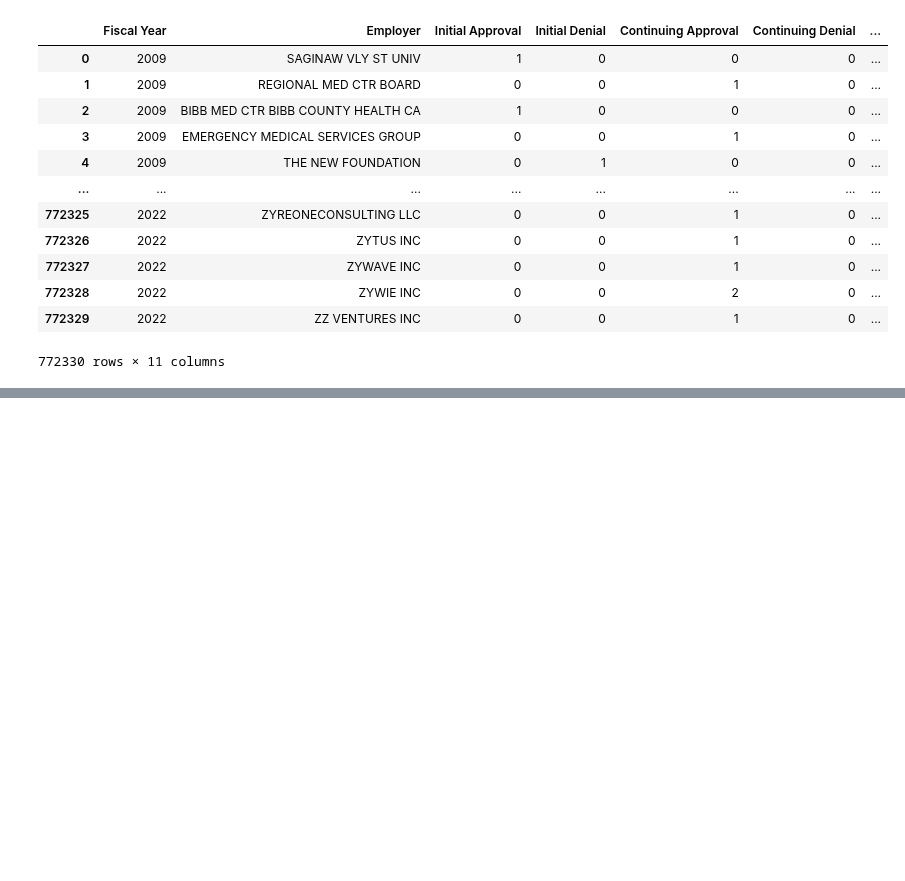
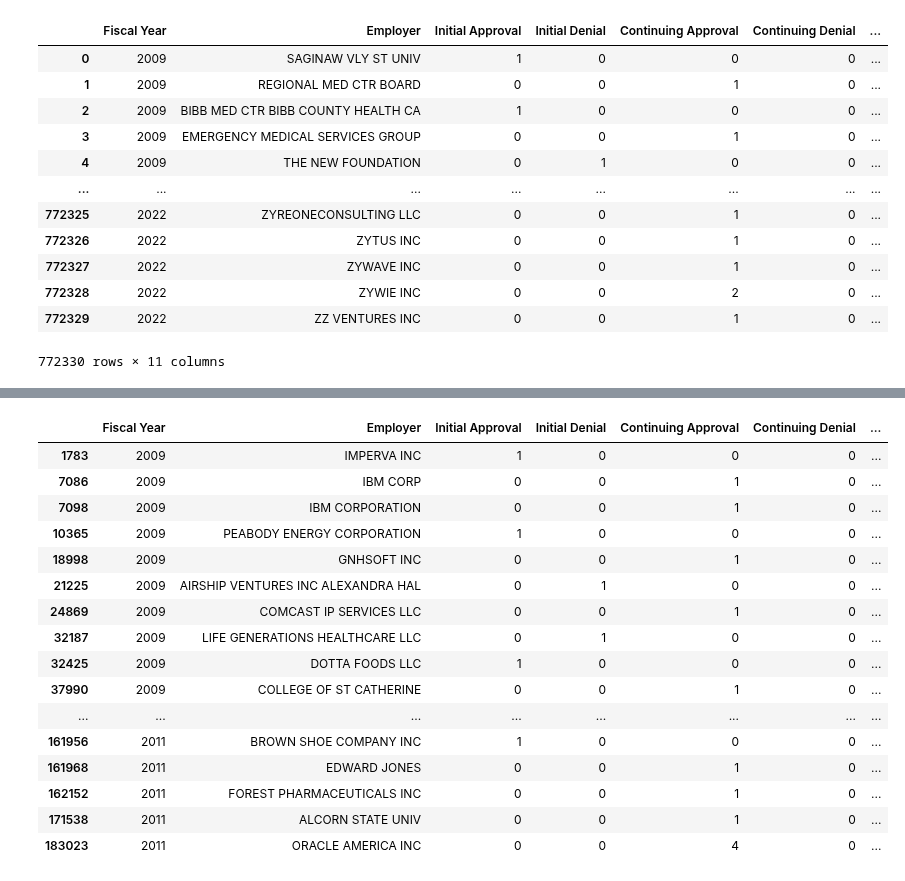
Before and after one commit to JohnBroberg/H1B_Hub, a Jupyter notebook: H1B Hub.ipynb, the cells around one changed output, grey strips where cells are left out. Cells and saved outputs as stored; diff of their text form; code cells hidden in the pictures; blank space fills up the shorter version.

```diff
--- a/H1B Hub.ipynb
+++ b/H1B Hub.ipynb
@@ -118,0 +154,22 @@ df
+# %%
+#electing not to clean State na's, because only 40 fixable State values, with max Approvals = 14
+
+df[(pd.isna(df['State'])) & pd.notna(df['ZIP'])]#.info()
+# %% [output]
+|  | Fiscal Year | Employer | Initial Approval | Initial Denial | Continuing Approval | Continuing Denial | ... |
+| 1783 | 2009 | IMPERVA INC | 1 | 0 | 0 | 0 | ... |
+| 7086 | 2009 | IBM CORP | 0 | 0 | 1 | 0 | ... |
+| 7098 | 2009 | IBM CORPORATION | 0 | 0 | 1 | 0 | ... |
+| 10365 | 2009 | PEABODY ENERGY CORPORATION | 1 | 0 | 0 | 0 | ... |
+| 18998 | 2009 | GNHSOFT INC | 0 | 0 | 1 | 0 | ... |
+| 21225 | 2009 | AIRSHIP VENTURES INC ALEXANDRA HAL | 0 | 1 | 0 | 0 | ... |
+| 24869 | 2009 | COMCAST IP SERVICES LLC | 0 | 0 | 1 | 0 | ... |
+| 32187 | 2009 | LIFE GENERATIONS HEALTHCARE LLC | 0 | 1 | 0 | 0 | ... |
+| 32425 | 2009 | DOTTA FOODS LLC | 1 | 0 | 0 | 0 | ... |
+| 37990 | 2009 | COLLEGE OF ST CATHERINE | 0 | 0 | 1 | 0 | ... |
+| ... | ... | ... | ... | ... | ... | ... | ... |
+| 161956 | 2011 | BROWN SHOE COMPANY INC | 1 | 0 | 0 | 0 | ... |
+| 161968 | 2011 | EDWARD JONES | 0 | 0 | 1 | 0 | ... |
+| 162152 | 2011 | FOREST PHARMACEUTICALS INC | 0 | 0 | 1 | 0 | ... |
+| 171538 | 2011 | ALCORN STATE UNIV | 0 | 0 | 1 | 0 | ... |
+| 183023 | 2011 | ORACLE AMERICA INC | 0 | 0 | 4 | 0 | ... |
```
Also changed, not shown: parts of 19 cells of this notebook.
